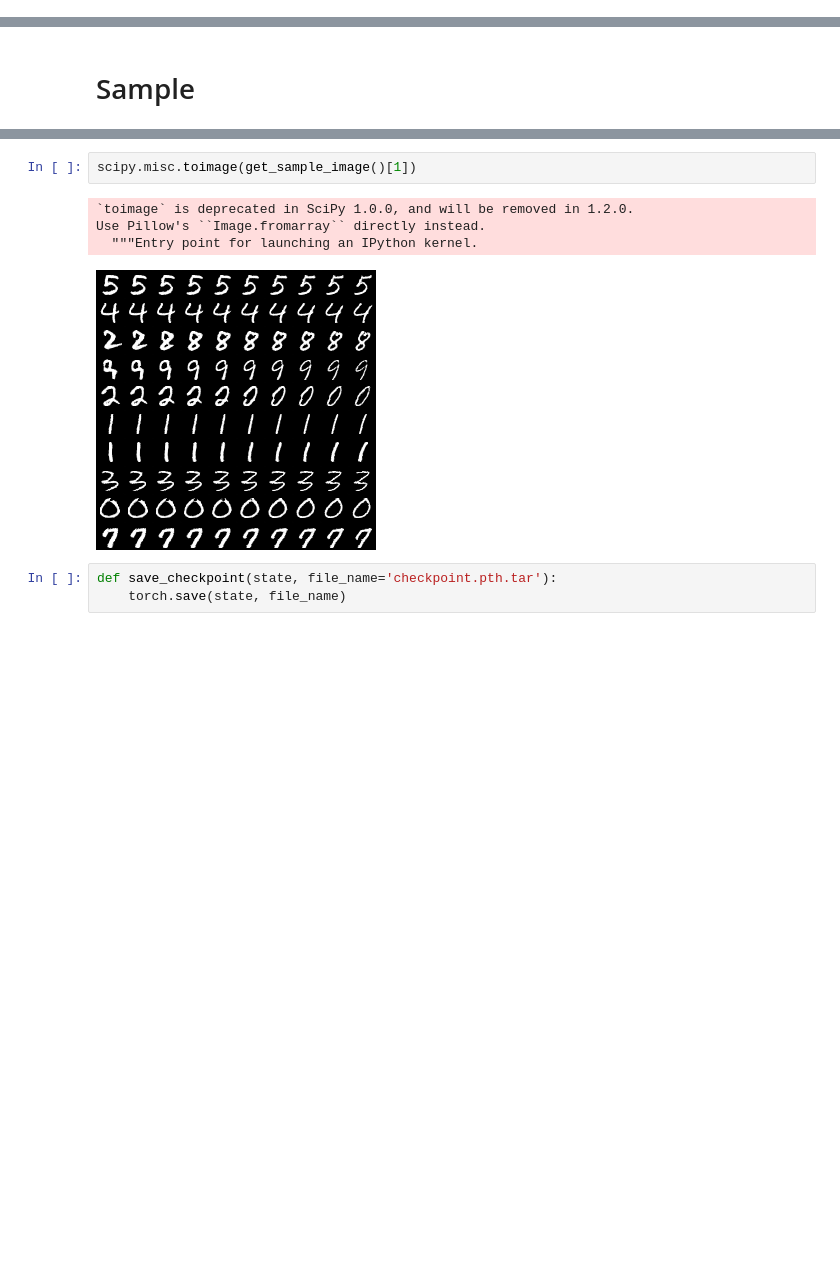
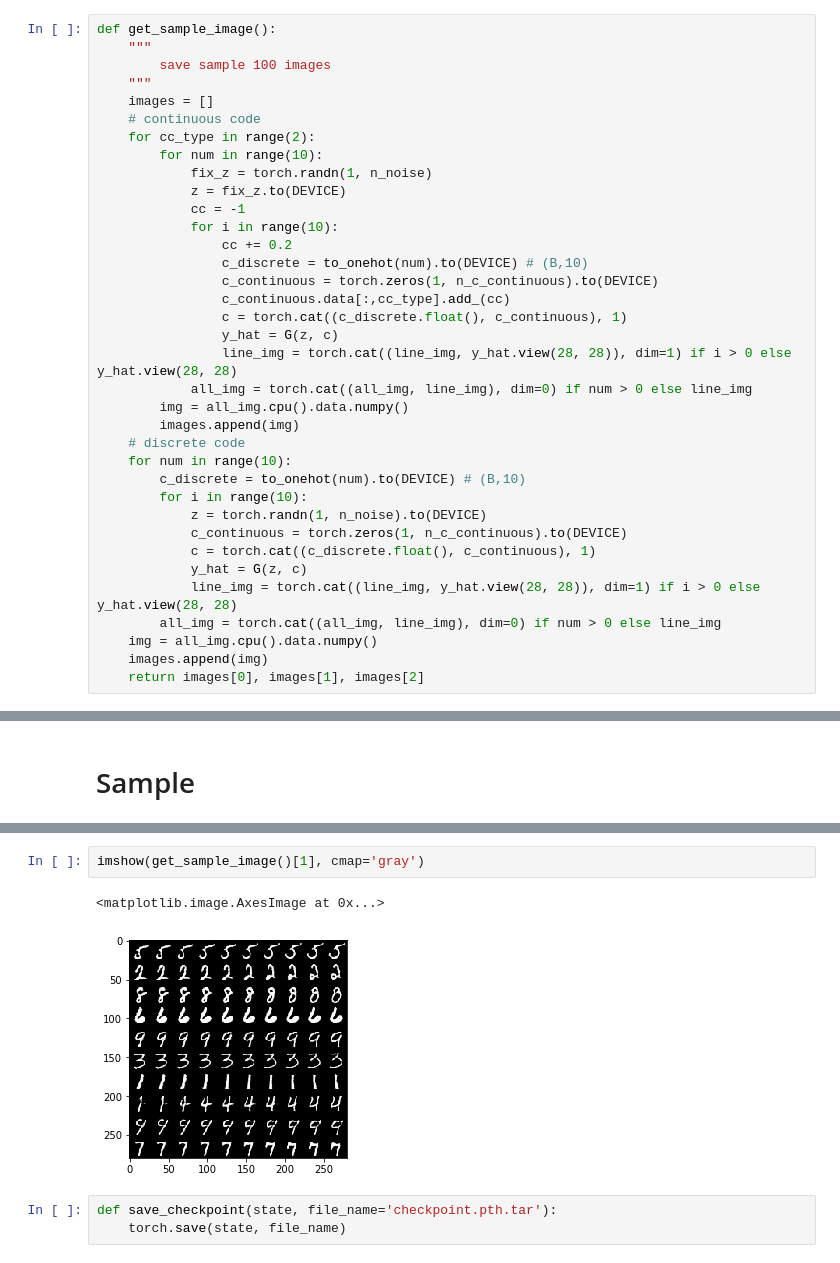
Before and after one commit to Yangyangii/GAN-Tutorial, a Jupyter notebook: Notebooks/infoGAN.ipynb, the cells around one changed output, grey strips where cells are left out. Cells and saved outputs as stored; diff of their text form; blank space fills up the shorter version.

```diff
--- a/Notebooks/infoGAN.ipynb
+++ b/Notebooks/infoGAN.ipynb
@@ -82,5 +46,41 @@ def sample_noise(batch_size, n_noise, n_c_discrete, n_c_continuous, label=None,
     c = torch.cat((c_discrete.float(), c_continuous), 1)
     return z, c
+# %%
+def get_sample_image():
+    """
+        save sample 100 images
+    """
+    images = []
+    # continuous code
+    for cc_type in range(2):
+        for num in range(10):
+            fix_z = torch.randn(1, n_noise)
+            z = fix_z.to(DEVICE)
+            cc = -1
+            for i in range(10):
+                cc += 0.2
+                c_discrete = to_onehot(num).to(DEVICE) # (B,10)
+                c_continuous = torch.zeros(1, n_c_continuous).to(DEVICE)
+                c_continuous.data[:,cc_type].add_(cc)
+                c = torch.cat((c_discrete.float(), c_continuous), 1)
+                y_hat = G(z, c)
+                line_img = torch.cat((line_img, y_hat.view(28, 28)), dim=1) if i > 0 else y_hat.view(28, 28)
+            all_img = torch.cat((all_img, line_img), dim=0) if num > 0 else line_img
+        img = all_img.cpu().data.numpy()
+        images.append(img)
+    # discrete code
+    for num in range(10):
+        c_discrete = to_onehot(num).to(DEVICE) # (B,10)
+        for i in range(10):
+            z = torch.randn(1, n_noise).to(DEVICE)
+            c_continuous = torch.zeros(1, n_c_continuous).to(DEVICE)
+            c = torch.cat((c_discrete.float(), c_continuous), 1)
+            y_hat = G(z, c)
+            line_img = torch.cat((line_img, y_hat.view(28, 28)), dim=1) if i > 0 else y_hat.view(28, 28)
+        all_img = torch.cat((all_img, line_img), dim=0) if num > 0 else line_img
+    img = all_img.cpu().data.numpy()
+    images.append(img)
+    return images[0], images[1], images[2]
 # %%
 def log_gaussian(c, mu, var):
     """
@@ -312,10 +302,8 @@ Use Pillow's ``Image.fromarray`` directly instead.
-# %%
-scipy.misc.toimage(get_sample_image()[1])
-# %% [output]
-`toimage` is deprecated in SciPy 1.0.0, and will be removed in 1.2.0.
-Use Pillow's ``Image.fromarray`` directly instead.
-  """Entry point for launching an IPython kernel.
-[figure, removed]
+# %%
+imshow(get_sample_image()[1], cmap='gray')
+# %% [output]
+<matplotlib.image.AxesImage at 0x...>
+[figure, added]
 # %%
 def save_checkpoint(state, file_name='checkpoint.pth.tar'):
     torch.save(state, file_name)
```
Also changed, not shown: parts of 11 cells of this notebook, 12 other files.
